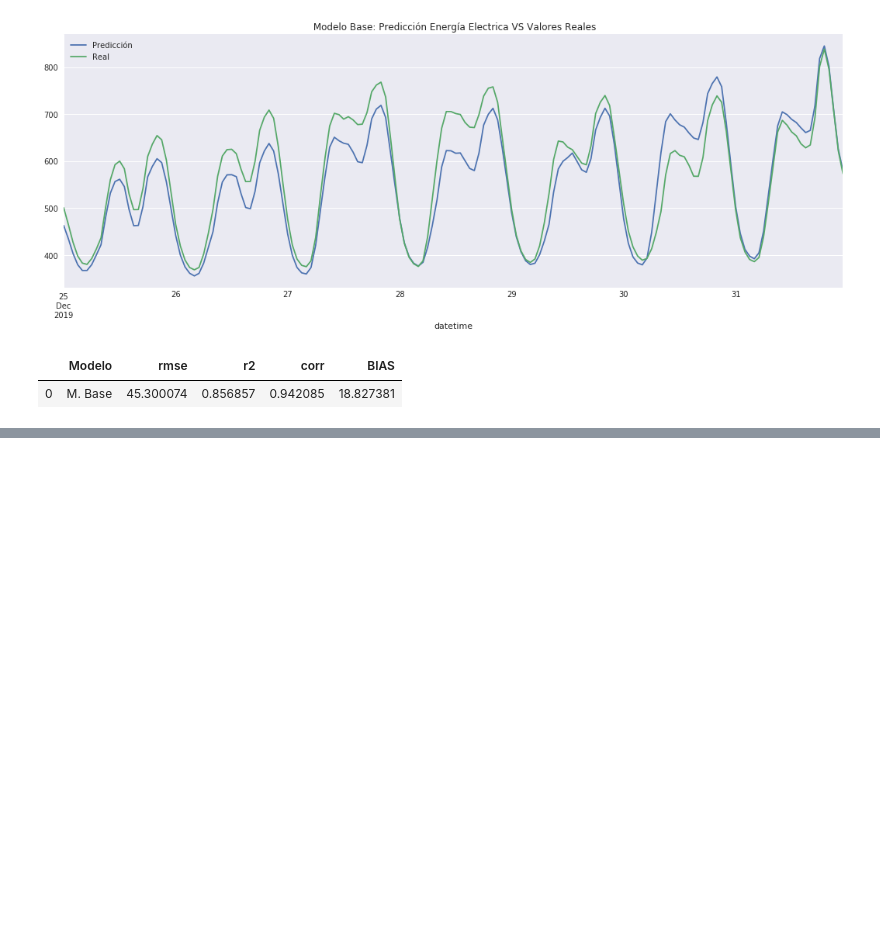
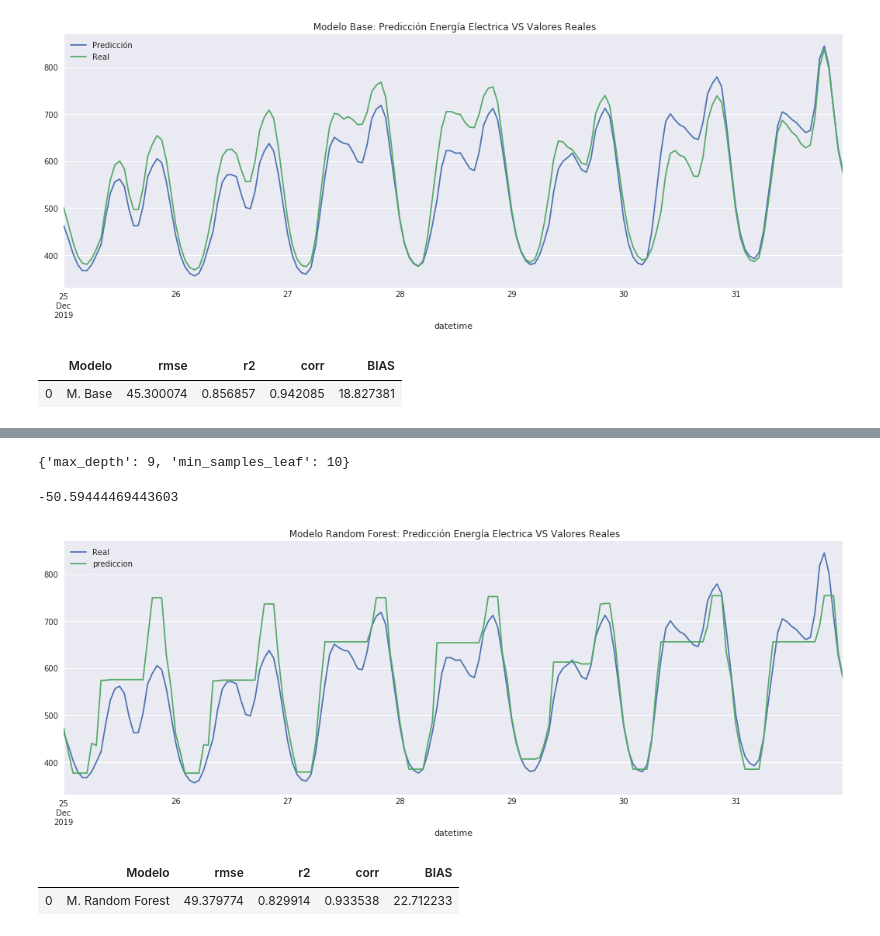
Before and after one commit to pablohhb/TFM, a Jupyter notebook: modelos.ipynb, the cells around one changed output, grey strips where cells are left out. Drawn from its saved outputs; the diff is of its cells as text; code cells hidden in the pictures; blank space fills up the shorter version.

```diff
--- a/modelos.ipynb
+++ b/modelos.ipynb
@@ -188,0 +287,8 @@ metricas_m_base
+# %%
+modelo_rforest = GridSearchCV(RandomForestRegressor(n_estimators = 50),
+                  param_grid={"max_depth":np.arange(2,10),
+                              "min_samples_leaf":[10,30,50,100]},
+                  cv=5,
+                  scoring = make_scorer(rmse, greater_is_better = False))
+# %%
+modelo_rforest.fit(x_train, y_train)
@@ -188,0 +314,20 @@ metricas_m_base
+# %%
+modelo_rforest.best_params_
+# %% [output]
+{'max_depth': 9, 'min_samples_leaf': 10}
+# %%
+modelo_rforest.best_score_
+# %% [output]
+-50.59444469443603
+# %%
+prediccion_m_rforest = pd.DataFrame()
+prediccion_m_rforest['prediccion'] = modelo_rforest.predict(x_test)
+prediccion_m_rforest.index = y_test.index
+# %%
+fig2, ax = plt.subplots()
+y_test.plot(ax = ax, label = 'Real')
+prediccion_m_rforest.plot(ax = ax, label = 'Prediccion')
+plt.legend()
+plt.title(' Modelo Random Forest: Predicción Energía Electrica VS Valores Reales');
+# %% [output]
+[figure, added]
@@ -188,0 +339,7 @@ metricas_m_base
+# %%
+metricas_m_rforest = pd.DataFrame({'Modelo': 'M. Random Forest','rmse': [rmse_rforest], 'r2': [r2_rforest],
+                                'corr': [corr_rforest], 'BIAS': [BIAS_rforest]})
+metricas_m_rforest
+# %% [output]
+|  | Modelo | rmse | r2 | corr | BIAS |
+| 0 | M. Random Forest | 49.379774 | 0.829914 | 0.933538 | 22.712233 |
```
Also changed, not shown: parts of 31 cells of this notebook.
